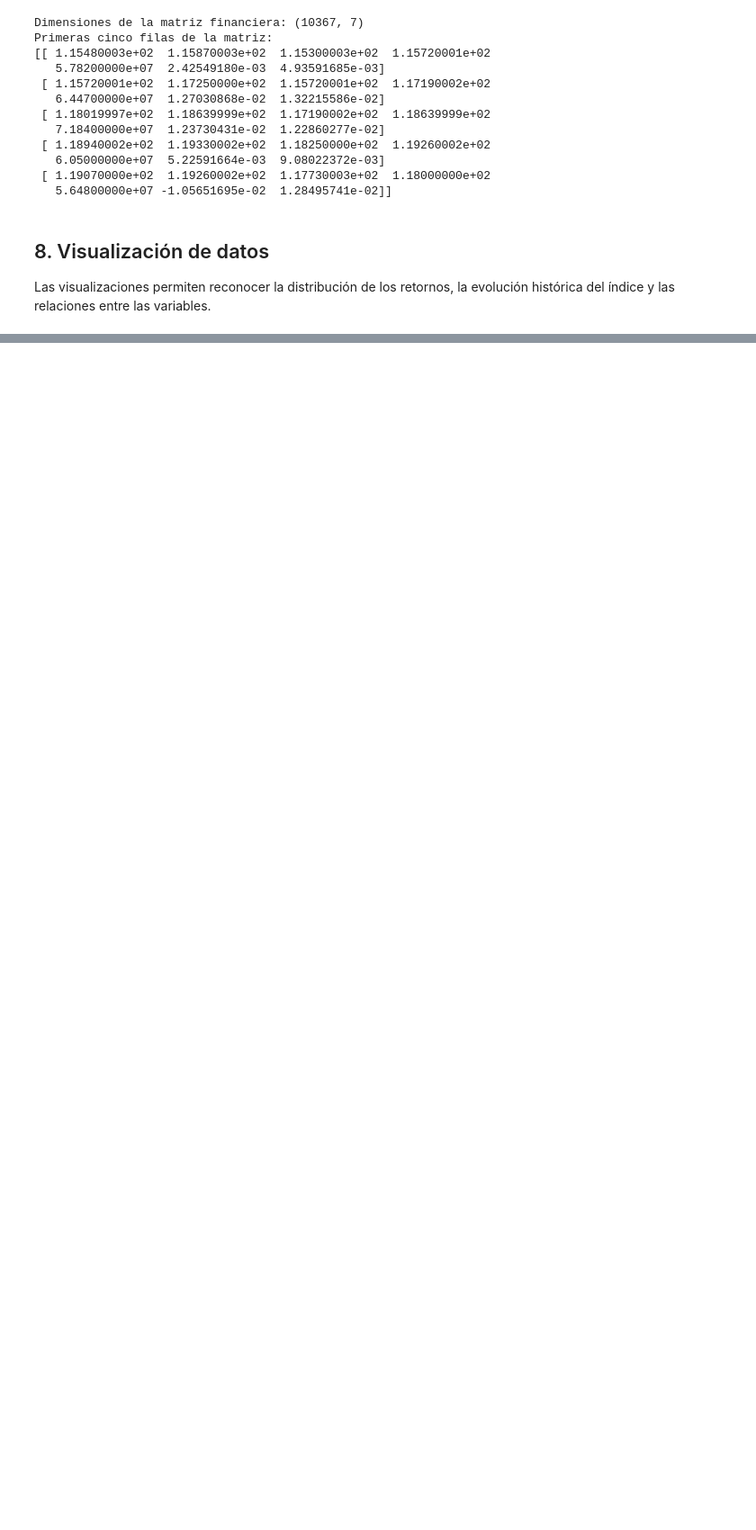
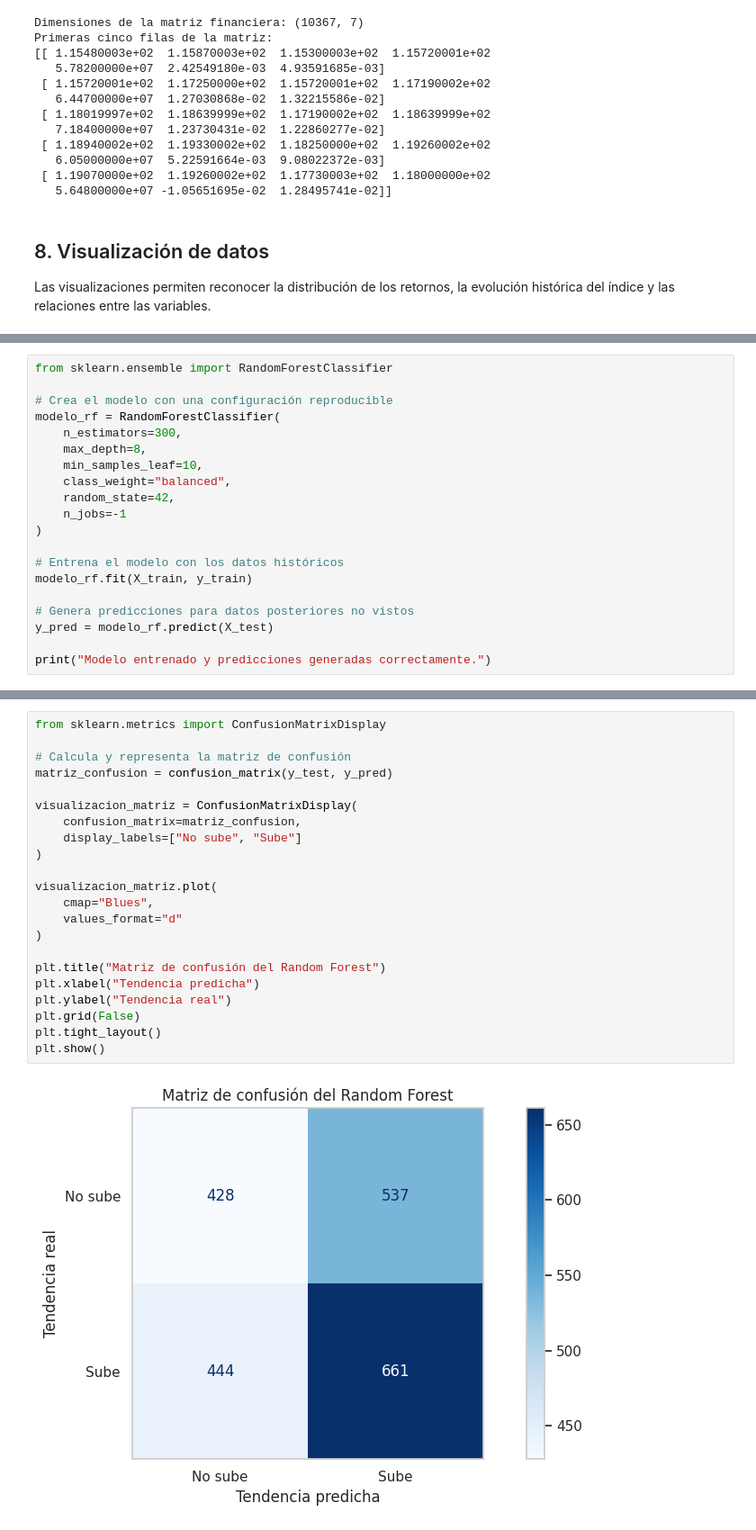
Before and after one commit to zKarloz/trabajo_final_machine_learning, a Jupyter notebook: notebooks/avance_trabajo_final.ipynb, the cells around one changed output, grey strips where cells are left out. Shown at 90% size. Drawn from its saved outputs; the diff is of its cells as text; blank space fills up the shorter version.

```diff
--- a/notebooks/avance_trabajo_final.ipynb
+++ b/notebooks/avance_trabajo_final.ipynb
@@ -471,0 +699,20 @@ En el siguiente avance se definirán las variables independientes (X) y la varia
+# %%
+from sklearn.ensemble import RandomForestClassifier
+
+# Crea el modelo con una configuración reproducible
+modelo_rf = RandomForestClassifier(
+    n_estimators=300,
+    max_depth=8,
+    min_samples_leaf=10,
+    class_weight="balanced",
+    random_state=42,
+    n_jobs=-1
+)
+
+# Entrena el modelo con los datos históricos
+modelo_rf.fit(X_train, y_train)
+
+# Genera predicciones para datos posteriores no vistos
+y_pred = modelo_rf.predict(X_test)
+
+print("Modelo entrenado y predicciones generadas correctamente.")
@@ -471,0 +805,24 @@ En el siguiente avance se definirán las variables independientes (X) y la varia
+# %%
+from sklearn.metrics import ConfusionMatrixDisplay
+
+# Calcula y representa la matriz de confusión
+matriz_confusion = confusion_matrix(y_test, y_pred)
+
+visualizacion_matriz = ConfusionMatrixDisplay(
+    confusion_matrix=matriz_confusion,
+    display_labels=["No sube", "Sube"]
+)
+
+visualizacion_matriz.plot(
+    cmap="Blues",
+    values_format="d"
+)
+
+plt.title("Matriz de confusión del Random Forest")
+plt.xlabel("Tendencia predicha")
+plt.ylabel("Tendencia real")
+plt.grid(False)
+plt.tight_layout()
+plt.show()
+# %% [output]
+[figure, added]
```
Also changed, not shown: parts of 31 cells of this notebook.
